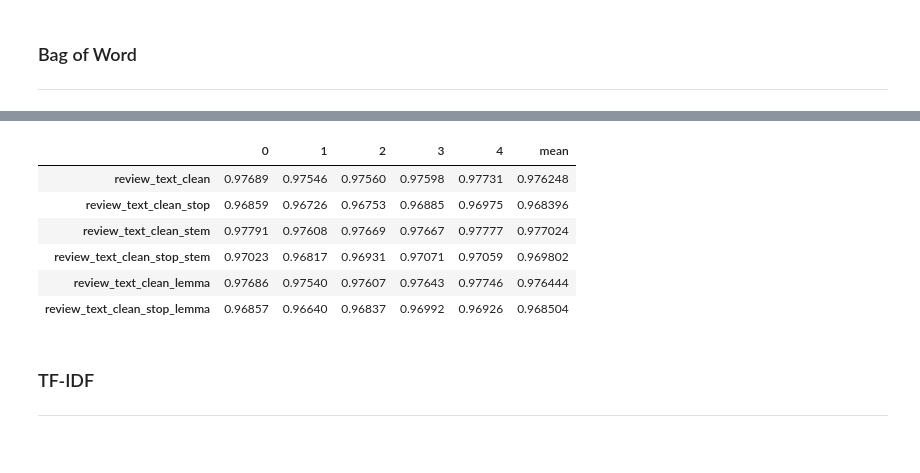
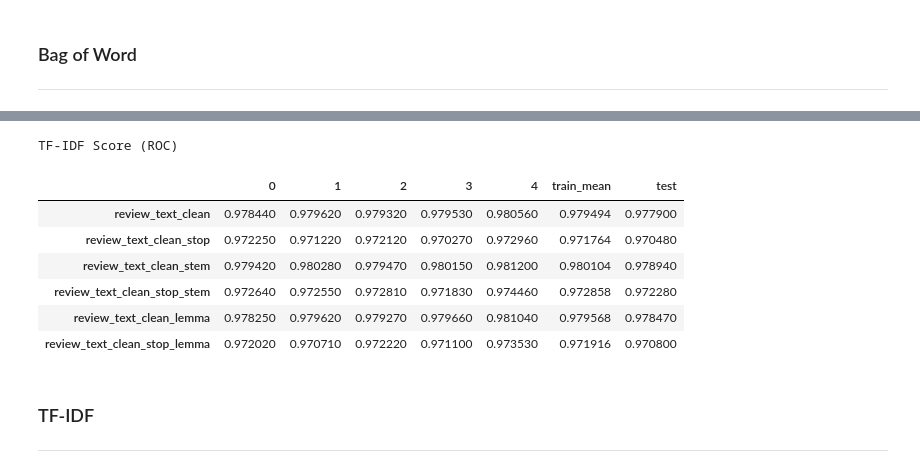
Before and after one commit to rdemarqui/sentiment_analysis, a Jupyter notebook: 02 Vectorization.ipynb, the cells around one changed output, grey strips where cells are left out. Drawn from its saved outputs; the diff is of its cells as text; code cells hidden in the pictures.

```diff
--- a/02 Vectorization.ipynb
+++ b/02 Vectorization.ipynb
@@ -59,6 +57,14 @@ def pipeline(X_train, y_train, X_test, y_test, vect_function, **kwargs):
   print(f"\nExecution time: {hours:02d}:{minutes:02d}:{seconds:02d}")
 
   return dict_csv_score, dict_test_score
+# %%
+def create_score_table(cv_score, test_score, title):
+  df_score = pd.DataFrame(cv_score).T
+  df_score['train_mean'] = df_score.mean(axis=1)
+  df_score['test'] = pd.DataFrame(test_score).T
+  df_score = df_score.style.set_caption(title)
+
+  return df_score
 # %% [markdown]
 ## Dataset
 ---
@@ -153,15 +161,15 @@ review_text_clean_stop_lemma
-# %%
-df_cv_score_bow = pd.DataFrame(cv_score_bow).T
-df_cv_score_bow['mean'] = np.round(df_cv_score_bow.mean(axis=1), 5)
-df_cv_score_bow
-# %% [output]
-|  | 0 | 1 | 2 | 3 | 4 | mean |
-| review_text_clean | 0.97689 | 0.97546 | 0.97560 | 0.97598 | 0.97731 | 0.976248 |
-| review_text_clean_stop | 0.96859 | 0.96726 | 0.96753 | 0.96885 | 0.96975 | 0.968396 |
-| review_text_clean_stem | 0.97791 | 0.97608 | 0.97669 | 0.97667 | 0.97777 | 0.977024 |
-| review_text_clean_stop_stem | 0.97023 | 0.96817 | 0.96931 | 0.97071 | 0.97059 | 0.969802 |
-| review_text_clean_lemma | 0.97686 | 0.97540 | 0.97607 | 0.97643 | 0.97746 | 0.976444 |
-| review_text_clean_stop_lemma | 0.96857 | 0.96640 | 0.96837 | 0.96992 | 0.96926 | 0.968504 |
+# %%
+df_score_bow = create_score_table(cv_score_bow, test_score_bow, title="Bag of Word Score (ROC)")
+df_score_bow
+# %% [output]
+TF-IDF Score (ROC)
+|  | 0 | 1 | 2 | 3 | 4 | train_mean | test |
+| review_text_clean | 0.978440 | 0.979620 | 0.979320 | 0.979530 | 0.980560 | 0.979494 | 0.977900 |
+| review_text_clean_stop | 0.972250 | 0.971220 | 0.972120 | 0.970270 | 0.972960 | 0.971764 | 0.970480 |
+| review_text_clean_stem | 0.979420 | 0.980280 | 0.979470 | 0.980150 | 0.981200 | 0.980104 | 0.978940 |
+| review_text_clean_stop_stem | 0.972640 | 0.972550 | 0.972810 | 0.971830 | 0.974460 | 0.972858 | 0.972280 |
+| review_text_clean_lemma | 0.978250 | 0.979620 | 0.979270 | 0.979660 | 0.981040 | 0.979568 | 0.978470 |
+| review_text_clean_stop_lemma | 0.972020 | 0.970710 | 0.972220 | 0.971100 | 0.973530 | 0.971916 | 0.970800 |
 # %% [markdown]
 ### TF-IDF
 ---
```
Also changed, not shown: parts of 28 cells of this notebook.
